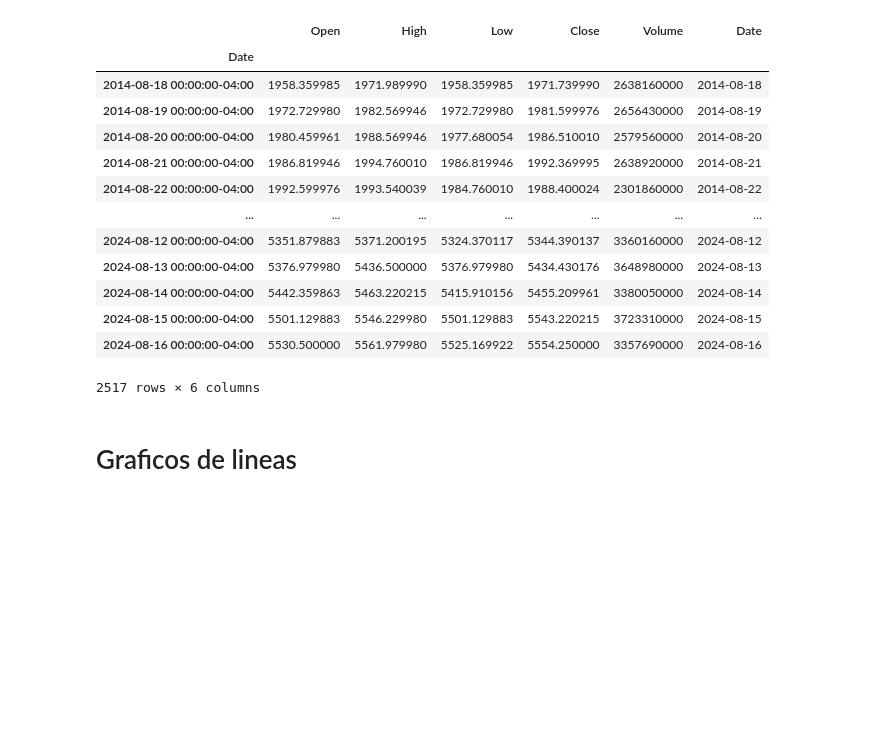
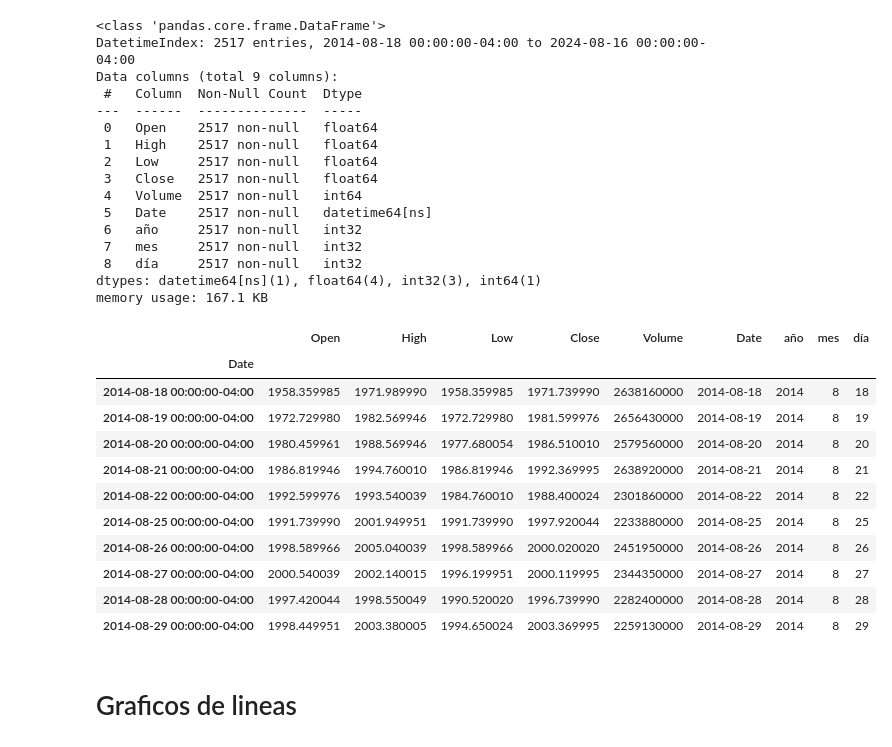
Before and after one commit to luisfer2405/PI_Hr_ANALYTICS, a Jupyter notebook: ANALYCIS_2024.ipynb, the cells around one changed output. Drawn from its saved outputs; the diff is of its cells as text; code cells hidden in the pictures; blank space fills up the shorter version.

```diff
--- a/ANALYCIS_2024.ipynb
+++ b/ANALYCIS_2024.ipynb
@@ -19,19 +28,36 @@ sp500['Date '] = pd.to_datetime(sp500['Date ']).dt.strftime('%Y-%m-%d')
 # %%
-sp500
+sp500.info()
 # %% [output]
-|  | Open | High | Low | Close | Volume | Date |
-| Date |  |  |  |  |  |  |
-| 2014-08-18 00:00:00-04:00 | 1958.359985 | 1971.989990 | 1958.359985 | 1971.739990 | 2638160000 | 2014-08-18 |
-| 2014-08-19 00:00:00-04:00 | 1972.729980 | 1982.569946 | 1972.729980 | 1981.599976 | 2656430000 | 2014-08-19 |
-| 2014-08-20 00:00:00-04:00 | 1980.459961 | 1988.569946 | 1977.680054 | 1986.510010 | 2579560000 | 2014-08-20 |
-| 2014-08-21 00:00:00-04:00 | 1986.819946 | 1994.760010 | 1986.819946 | 1992.369995 | 2638920000 | 2014-08-21 |
-| 2014-08-22 00:00:00-04:00 | 1992.599976 | 1993.540039 | 1984.760010 | 1988.400024 | 2301860000 | 2014-08-22 |
-| ... | ... | ... | ... | ... | ... | ... |
-| 2024-08-12 00:00:00-04:00 | 5351.879883 | 5371.200195 | 5324.370117 | 5344.390137 | 3360160000 | 2024-08-12 |
-| 2024-08-13 00:00:00-04:00 | 5376.979980 | 5436.500000 | 5376.979980 | 5434.430176 | 3648980000 | 2024-08-13 |
-| 2024-08-14 00:00:00-04:00 | 5442.359863 | 5463.220215 | 5415.910156 | 5455.209961 | 3380050000 | 2024-08-14 |
-| 2024-08-15 00:00:00-04:00 | 5501.129883 | 5546.229980 | 5501.129883 | 5543.220215 | 3723310000 | 2024-08-15 |
-| 2024-08-16 00:00:00-04:00 | 5530.500000 | 5561.979980 | 5525.169922 | 5554.250000 | 3357690000 | 2024-08-16 |
-2517 rows × 6 columns
+<class 'pandas.core.frame.DataFrame'>
+DatetimeIndex: 2517 entries, 2014-08-18 00:00:00-04:00 to 2024-08-16 00:00:00-04:00
+Data columns (total 9 columns):
+ #   Column  Non-Null Count  Dtype
+---  ------  --------------  -----
+ 0   Open    2517 non-null   float64
+ 1   High    2517 non-null   float64
+ 2   Low     2517 non-null   float64
+ 3   Close   2517 non-null   float64
+ 4   Volume  2517 non-null   int64
+ 5   Date    2517 non-null   datetime64[ns]
+ 6   año     2517 non-null   int32
+ 7   mes     2517 non-null   int32
+ 8   día     2517 non-null   int32
+dtypes: datetime64[ns](1), float64(4), int32(3), int64(1)
+memory usage: 167.1 KB
+# %%
+sp500.head(10)
+# %% [output]
+|  | Open | High | Low | Close | Volume | Date | año | mes | día |
+| Date |  |  |  |  |  |  |  |  |  |
+| 2014-08-18 00:00:00-04:00 | 1958.359985 | 1971.989990 | 1958.359985 | 1971.739990 | 2638160000 | 2014-08-18 | 2014 | 8 | 18 |
+| 2014-08-19 00:00:00-04:00 | 1972.729980 | 1982.569946 | 1972.729980 | 1981.599976 | 2656430000 | 2014-08-19 | 2014 | 8 | 19 |
+| 2014-08-20 00:00:00-04:00 | 1980.459961 | 1988.569946 | 1977.680054 | 1986.510010 | 2579560000 | 2014-08-20 | 2014 | 8 | 20 |
+| 2014-08-21 00:00:00-04:00 | 1986.819946 | 1994.760010 | 1986.819946 | 1992.369995 | 2638920000 | 2014-08-21 | 2014 | 8 | 21 |
+| 2014-08-22 00:00:00-04:00 | 1992.599976 | 1993.540039 | 1984.760010 | 1988.400024 | 2301860000 | 2014-08-22 | 2014 | 8 | 22 |
+| 2014-08-25 00:00:00-04:00 | 1991.739990 | 2001.949951 | 1991.739990 | 1997.920044 | 2233880000 | 2014-08-25 | 2014 | 8 | 25 |
+| 2014-08-26 00:00:00-04:00 | 1998.589966 | 2005.040039 | 1998.589966 | 2000.020020 | 2451950000 | 2014-08-26 | 2014 | 8 | 26 |
+| 2014-08-27 00:00:00-04:00 | 2000.540039 | 2002.140015 | 1996.199951 | 2000.119995 | 2344350000 | 2014-08-27 | 2014 | 8 | 27 |
+| 2014-08-28 00:00:00-04:00 | 1997.420044 | 1998.550049 | 1990.520020 | 1996.739990 | 2282400000 | 2014-08-28 | 2014 | 8 | 28 |
+| 2014-08-29 00:00:00-04:00 | 1998.449951 | 2003.380005 | 1994.650024 | 2003.369995 | 2259130000 | 2014-08-29 | 2014 | 8 | 29 |
 # %% [markdown]
 # Graficos de lineas
```
Also changed, not shown: parts of 8 cells of this notebook, 1 other file.
